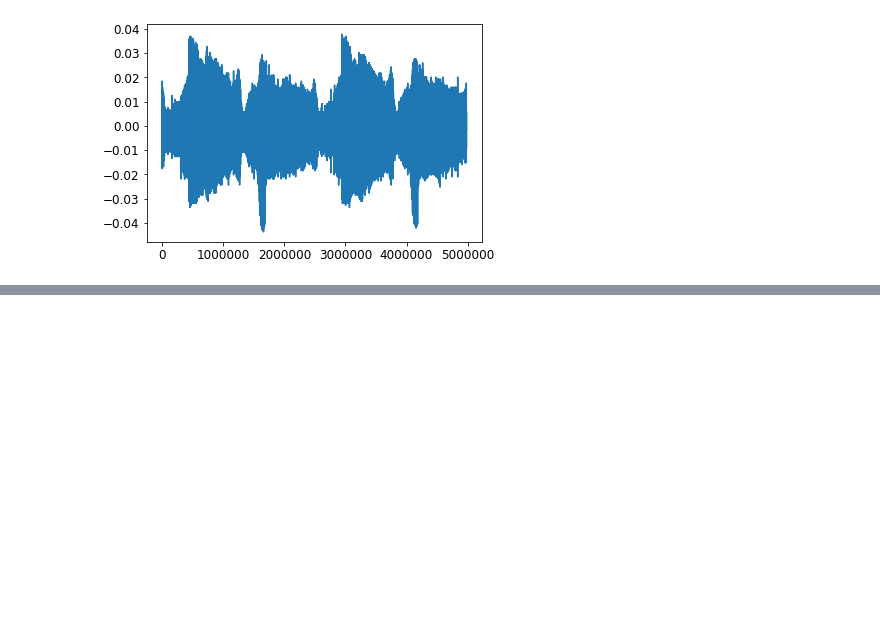
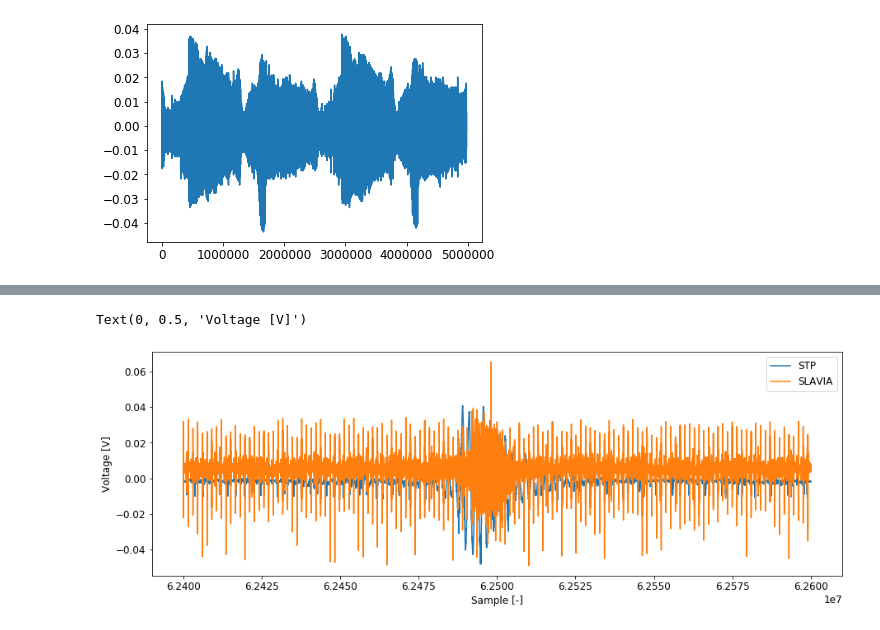
Before and after one commit to ODZ-UJF-AV-CR/auto1, a Jupyter notebook: notebooks/oscilloscope.ipynb, the cells around one changed output, grey strips where cells are left out. Saved outputs shown, nothing was run; the diff lists cells and outputs as text; code cells hidden in the pictures; blank space fills up the shorter version.

```diff
--- a/notebooks/oscilloscope.ipynb
+++ b/notebooks/oscilloscope.ipynb
@@ -331,0 +415,17 @@ df.loc[:2*period,'CH2(V)'].plot()
+# %%
+plt.figure(figsize=(15,5))
+
+# CG returnstroke
+f = 0.624e8
+t = 0.626e8
+# initiation
+#f = 0.21e8
+#t = 0.212e8
+plt.plot(df['CH2(V)'].loc[f:t].rolling(20).mean(), label="STP")
+plt.plot(df['CH1(V)'].loc[f:t].rolling(20).mean(), label="SLAVIA")
+plt.legend()
+plt.xlabel('Sample [-]')
+plt.ylabel('Voltage [V]')
+# %% [output]
+Text(0, 0.5, 'Voltage [V]')
+[figure, added]
```
Also changed, not shown: parts of 10 cells of this notebook, 1 other file.
